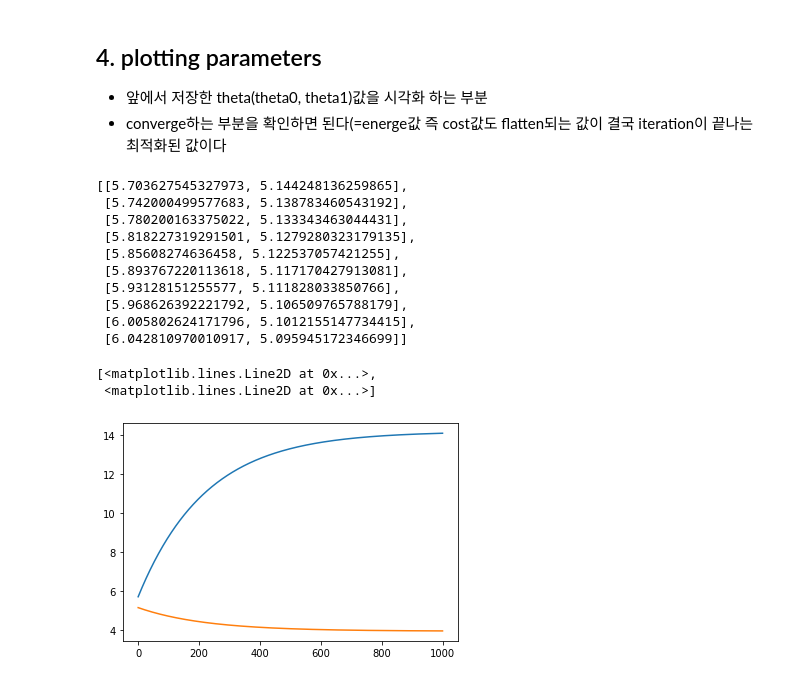
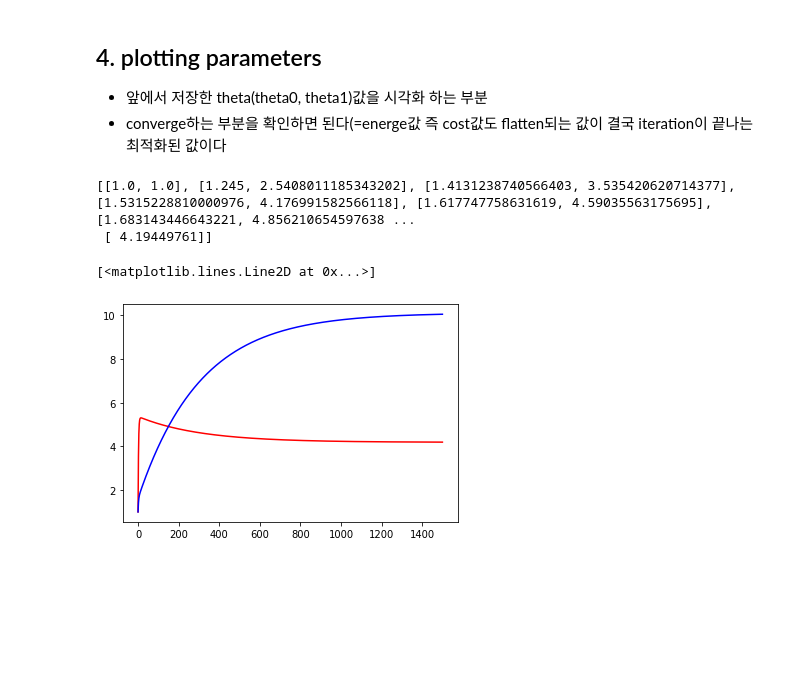
Before and after one commit to chunghyunhee/class_Machine_learing, a Jupyter notebook: ML_assignment_2.ipynb, the cells around one changed output. Drawn from its saved outputs; the diff is of its cells as text; code cells hidden in the pictures; blank space fills up the shorter version.

```diff
--- a/ML_assignment_2.ipynb
+++ b/ML_assignment_2.ipynb
@@ -166,22 +169,22 @@ plt.plot(X[:,1], final(X[:,1]),'b-')
 - 앞에서 저장한 theta(theta0, theta1)값을 시각화 하는 부분
 - converge하는 부분을 확인하면 된다(=energe값 즉 cost값도 flatten되는 값이 결국 iteration이 끝나는 최적화된 값이다
 # %%
-theta_history[:10] #iteration돌면서 찍은 theta0, theta1값 10개만 확인
+print(theta_history[:10],theta) #iteration돌면서 찍은 theta0, theta1값 10개만 확인
 # %% [output]
-[[5.703627545327973, 5.144248136259865],
- [5.742000499577683, 5.138783460543192],
- [5.780200163375022, 5.133343463044431],
- [5.818227319291501, 5.1279280323179135],
- [5.85608274636458, 5.122537057421255],
- [5.893767220113618, 5.117170427913081],
- [5.93128151255577, 5.111828033850766],
- [5.968626392221792, 5.106509765788179],
- [6.005802624171796, 5.1012155147734415],
- [6.042810970010917, 5.095945172346699]]
+[[1.0, 1.0], [1.245, 2.5408011185343202], [1.4131238740566403, 3.535420620714377], [1.5315228810000976, 4.176991582566118], [1.617747758631619, 4.59035563175695], [1.683143446643221, 4.856210654597638 ...
+ [ 4.19449761]]
-# %%
-# plotting each parameter(theta0, theta1)
-plt.plot(theta_history)
-# %% [output]
-[<matplotlib.lines.Line2D at 0x...>,
- <matplotlib.lines.Line2D at 0x...>]
-[figure, removed]
+# %%
+theta0_history = []
+theta1_history = []
+
+for i in range(len(theta_history)):
+  theta0_history.append(theta_history[i][1])
+  theta1_history.append(theta_history[i][0])
+# %%
+# plotting each parameter(theta0, theta1)
+# 주의할 점은 각 theta별로 분리해서 plotting 해줘야 한다는 점.
+plt.plot(theta0_history,'r') #theta0 값
+plt.plot(theta1_history,'b') #theta1 값
+# %% [output]
+[<matplotlib.lines.Line2D at 0x...>]
+[figure, added]
```
Also changed, not shown: parts of 13 cells of this notebook.
